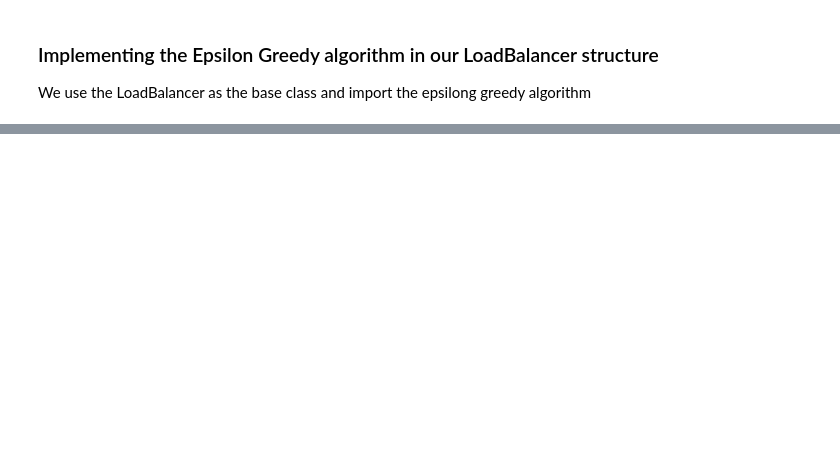
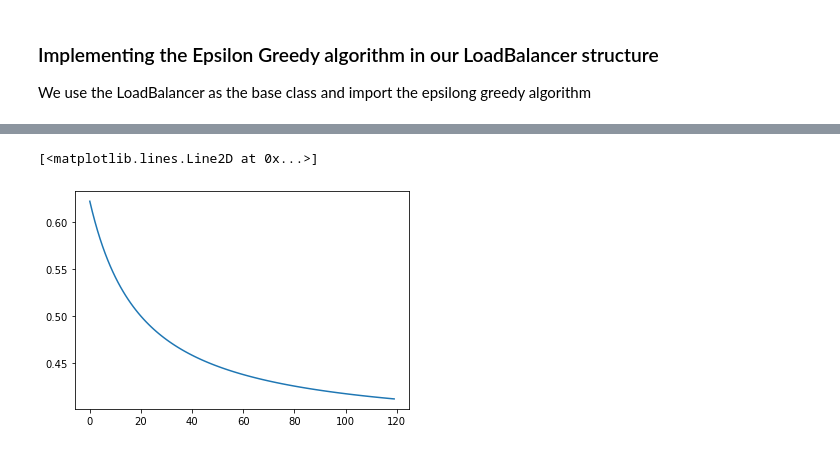
Before and after one commit to julianvanmeggelen/AdaptiveLoadBalancing, a Jupyter notebook: experiments/EpsilonGreedy.ipynb, the cells around one changed output, grey strips where cells are left out. Cells and saved outputs as stored; diff of their text form; code cells hidden in the pictures; blank space fills up the shorter version.

```diff
--- a/experiments/EpsilonGreedy.ipynb
+++ b/experiments/EpsilonGreedy.ipynb
@@ -70,0 +185,10 @@ class GreedyEpsilonLoadBalancer(LoadBalancer):
+# %%
+
+def sigmoid(x):
+      return 1 / (1 + np.exp(-x))
+
+x = np.arange(0,120,1)
+plt.plot(x, sigmoid(2/(0.1*x+2)-0.5))
+# %% [output]
+[<matplotlib.lines.Line2D at 0x...>]
+[figure, added]
```
Also changed, not shown: parts of 5 cells of this notebook, 2 other files.
